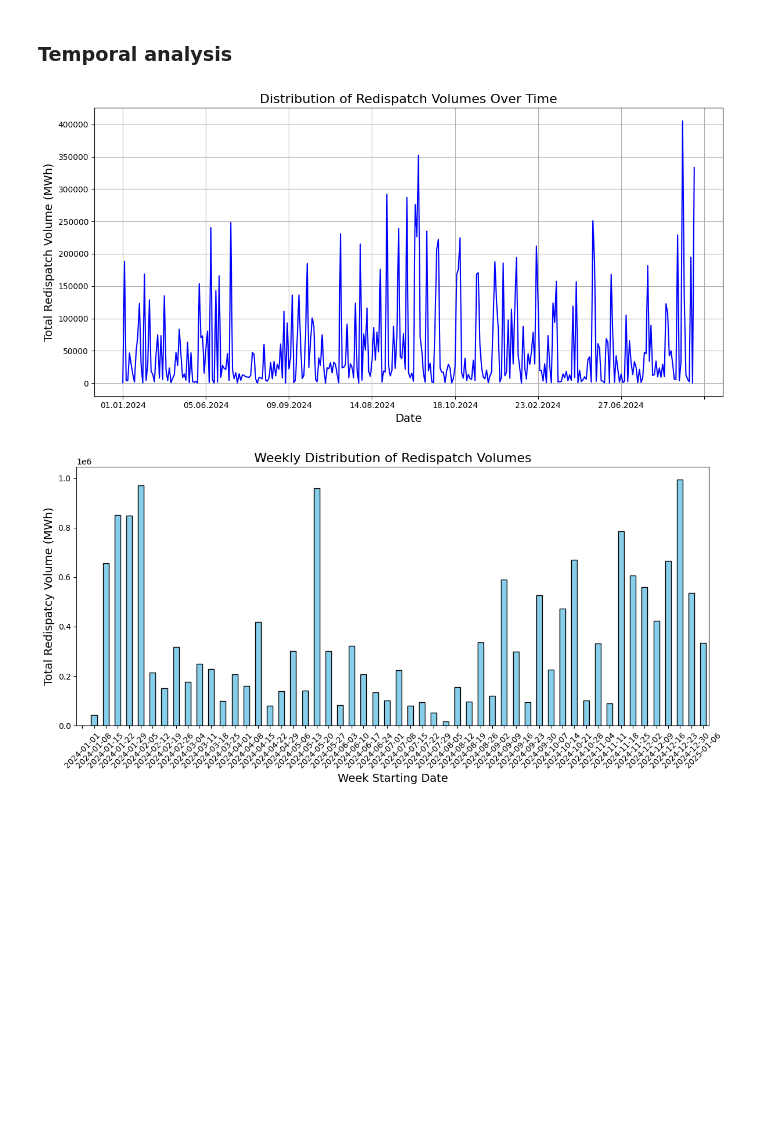
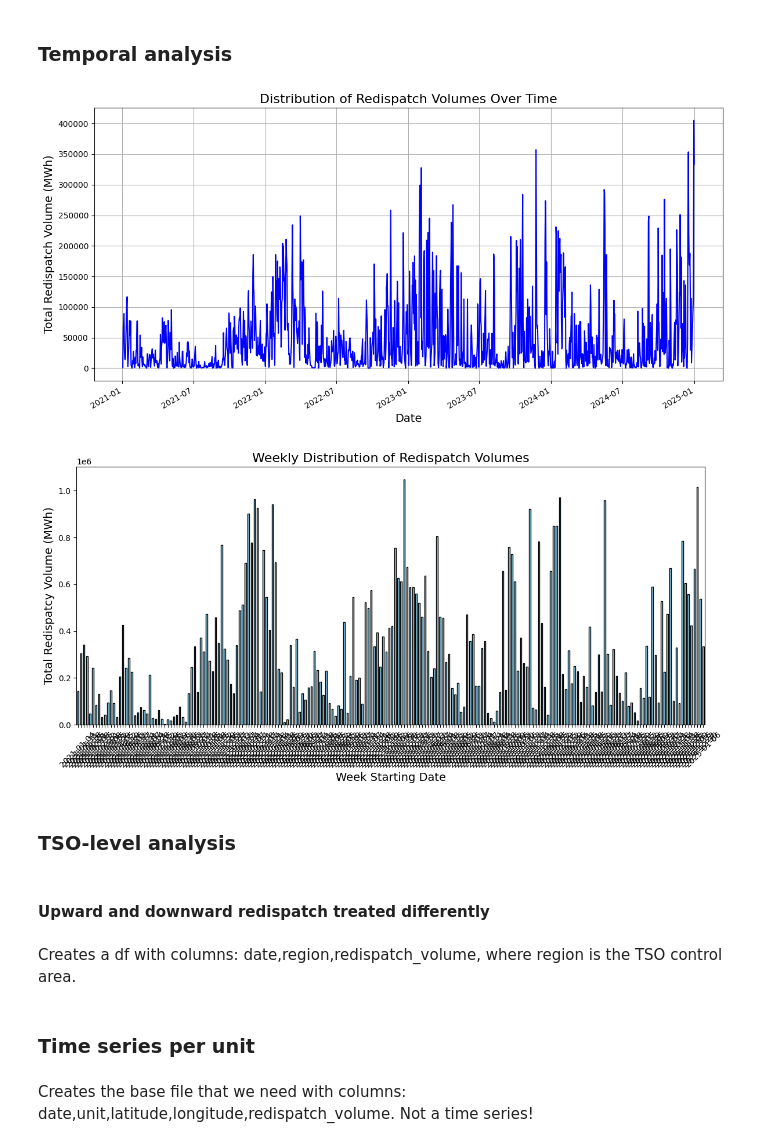
Before and after one commit to teodora-dobos/redispatch, a Jupyter notebook: redispatch/analysis.ipynb, the cells around one changed output. Saved outputs shown, nothing was run; the diff lists cells and outputs as text; code cells hidden in the pictures; blank space fills up the shorter version.

```diff
--- a/redispatch/analysis.ipynb
+++ b/redispatch/analysis.ipynb
@@ -74,18 +83,20 @@ Name: GESAMTE_ARBEIT_MWH, Length: 311, dtype: float64
 # %% [markdown]
 ### Temporal analysis
 # %%
+df_redispatch['BEGINN_DATUM'] = pd.to_datetime(df_redispatch['BEGINN_DATUM'], format="%d.%m.%Y")
+
 daily_sum = df_redispatch.groupby('BEGINN_DATUM')['GESAMTE_ARBEIT_MWH'].sum()
 
 plt.figure(figsize=(12, 6))
 daily_sum.plot(color='blue')
 plt.title('Distribution of Redispatch Volumes Over Time', fontsize=16)
 plt.xlabel('Date', fontsize=14)
 plt.ylabel('Total Redispatch Volume (MWh)', fontsize=14)
 plt.grid(True)
 plt.tight_layout()
 plt.show()
 # %% [output]
-[figure, old version]
+[figure, new version]
 # %%
 df_redispatch['BEGINN_DATUM'] = pd.to_datetime(df_redispatch['BEGINN_DATUM'], dayfirst=True)
 weekly_sum = df_redispatch.resample('W-MON', on='BEGINN_DATUM')['GESAMTE_ARBEIT_MWH'].sum()
@@ -99,4 +110,10 @@ plt.xticks(ticks=range(len(weekly_sum)), labels=weekly_sum.index.strftime('%Y-%m
 plt.tight_layout()
 plt.show()
 # %% [output]
-[figure, old version]
+[figure, new version]
+# %% [markdown]
+### TSO-level analysis
+# %% [markdown]
+#### Upward and downward redispatch treated differently
+# %% [markdown]
+Creates a df with columns: date,region,redispatch_volume, where region is the TSO control area.
@@ -102,0 +229,4 @@ plt.show()
+# %% [markdown]
+### Time series per unit
+# %% [markdown]
+Creates the base file that we need with columns: date,unit,latitude,longitude,redispatch_volume. Not a time series!
```
Also changed, not shown: parts of 31 cells of this notebook.
